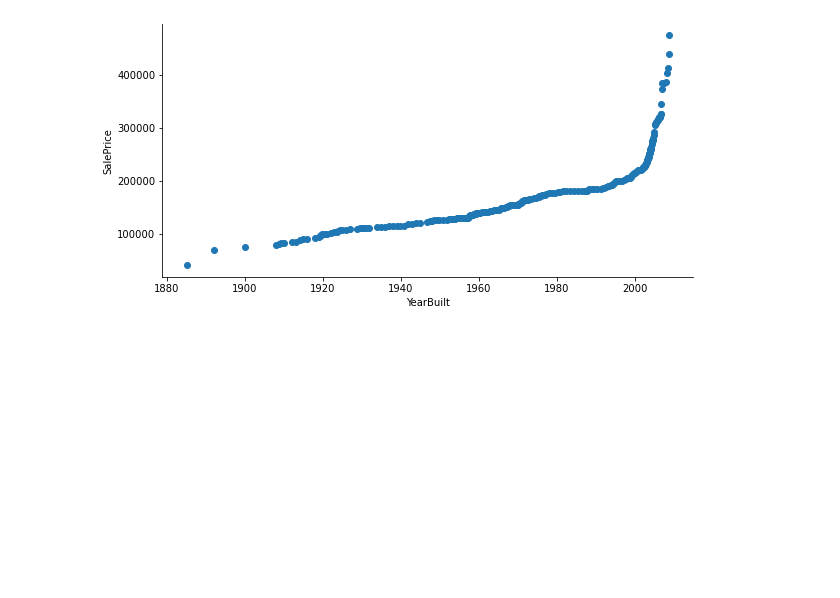
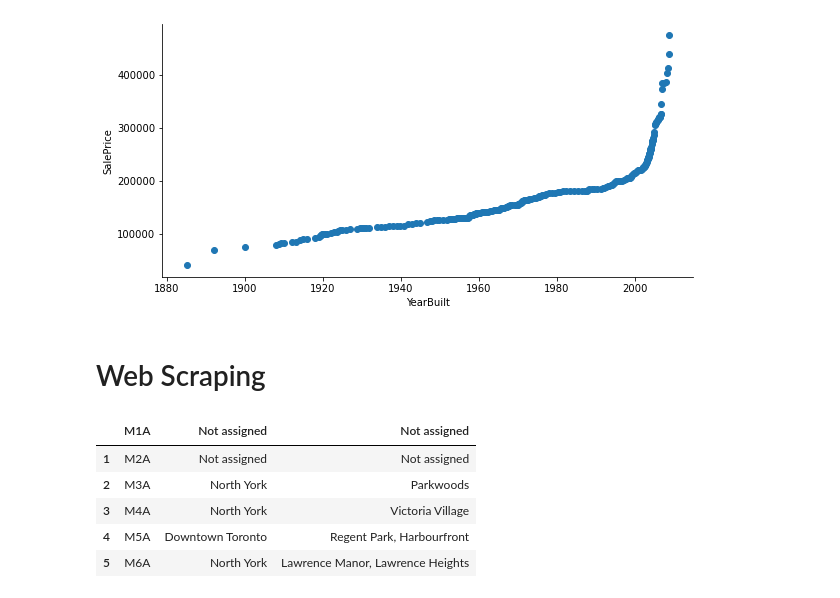
Before and after one commit to RTG8055/DataScience, a Jupyter notebook: StartSteps/Python Notebooks/DS_Toolkit.ipynb, the cells around one changed output. Cells and saved outputs as stored; diff of their text form; code cells hidden in the pictures; blank space fills up the shorter version.

```diff
--- a/StartSteps/Python Notebooks/DS_Toolkit.ipynb
+++ b/StartSteps/Python Notebooks/DS_Toolkit.ipynb
@@ -300,3 +324,5 @@ pplot(df.iloc[:250,:], x='YearBuilt', y='SalePrice', kind='qq', height=4, aspect
 # %% [output]
 <seaborn.axisgrid.PairGrid at 0x...>
 [figure]
+# %% [markdown]
+# Web Scraping
@@ -302,0 +332,19 @@ pplot(df.iloc[:250,:], x='YearBuilt', y='SalePrice', kind='qq', height=4, aspect
+# %%
+res = requests.get("https://en.wikipedia.org/wiki/List_of_postal_codes_of_Canada:_M")
+soup = BeautifulSoup(res.content,'lxml')
+table = soup.find_all('table')[0]
+df_can = pd.read_html(str(table))
+# %%
+df = df_can[0]
+
+df.columns = df.iloc[0]
+df = df[1:]
+
+df.head()
+# %% [output]
+|  | M1A | Not assigned | Not assigned |
+| 1 | M2A | Not assigned | Not assigned |
+| 2 | M3A | North York | Parkwoods |
+| 3 | M4A | North York | Victoria Village |
+| 4 | M5A | Downtown Toronto | Regent Park, Harbourfront |
+| 5 | M6A | North York | Lawrence Manor, Lawrence Heights |
```
Also changed, not shown: parts of 20 cells of this notebook.
